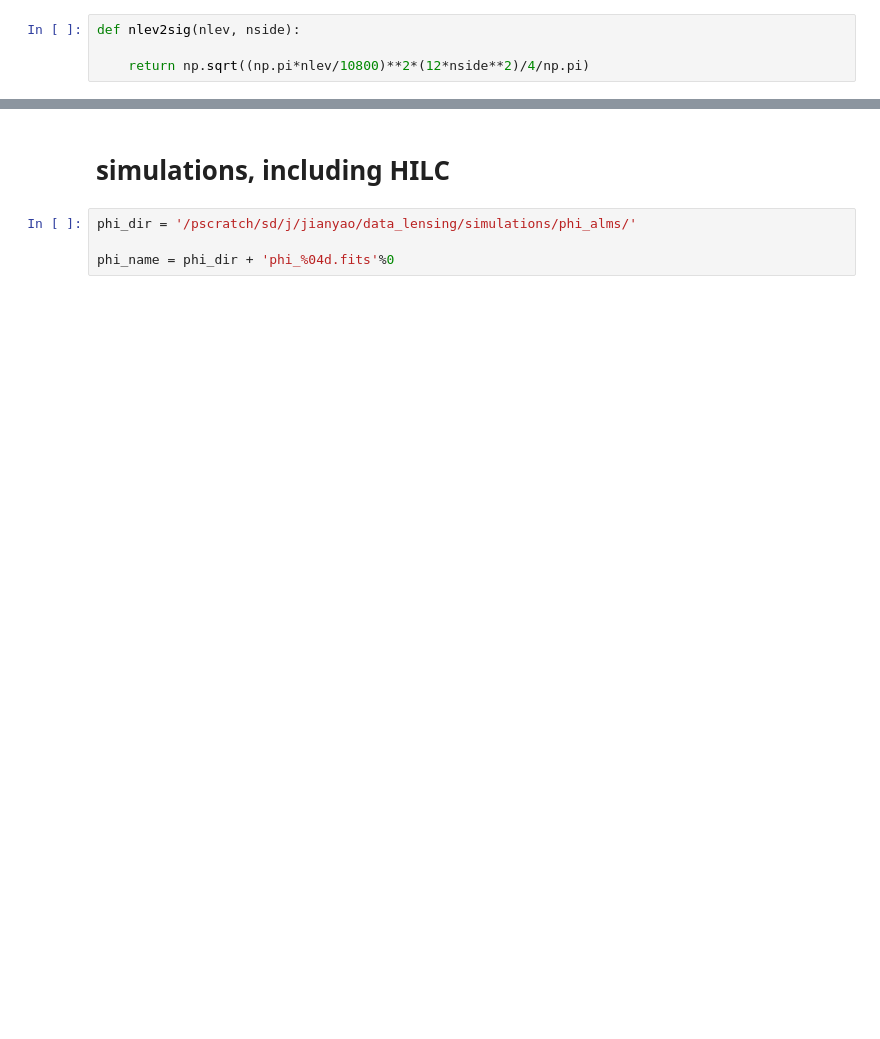
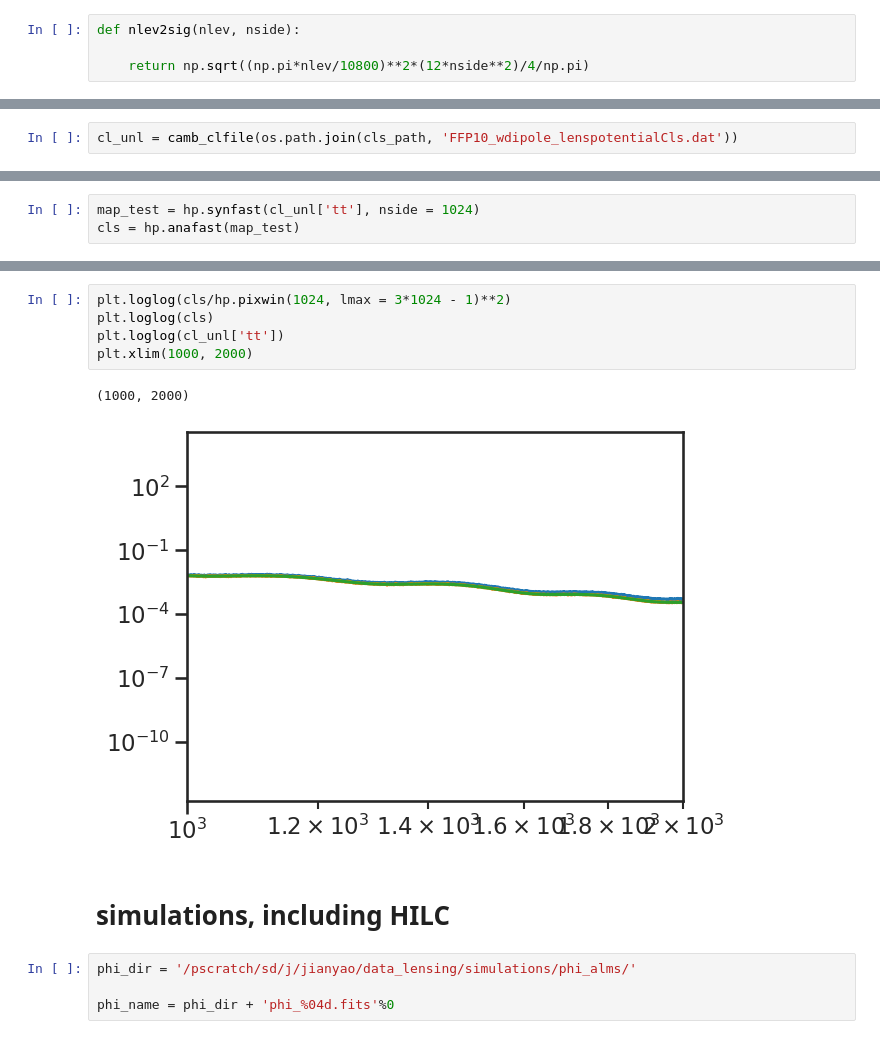
Before and after one commit to yaojian95/non_gau_lensing, a Jupyter notebook: sims_fgbuster.ipynb, the cells around one changed output, grey strips where cells are left out. Drawn from its saved outputs; the diff is of its cells as text; blank space fills up the shorter version.

```diff
--- a/sims_fgbuster.ipynb
+++ b/sims_fgbuster.ipynb
@@ -59,0 +89,2 @@ def nlev2sig(nlev, nside):
+# %%
+cl_unl = camb_clfile(os.path.join(cls_path, 'FFP10_wdipole_lenspotentialCls.dat'))
@@ -59,0 +107,3 @@ def nlev2sig(nlev, nside):
+# %%
+map_test = hp.synfast(cl_unl['tt'], nside = 1024)
+cls = hp.anafast(map_test)
@@ -60,3 +115,11 @@ def nlev2sig(nlev, nside):
+# %%
+plt.loglog(cls/hp.pixwin(1024, lmax = 3*1024 - 1)**2)
+plt.loglog(cls)
+plt.loglog(cl_unl['tt'])
+plt.xlim(1000, 2000)
+# %% [output]
+(1000, 2000)
+[figure, added]
 # %% [markdown]
 # simulations, including HILC
 # %%
```
Also changed, not shown: parts of 21 cells of this notebook, 1 other file.
